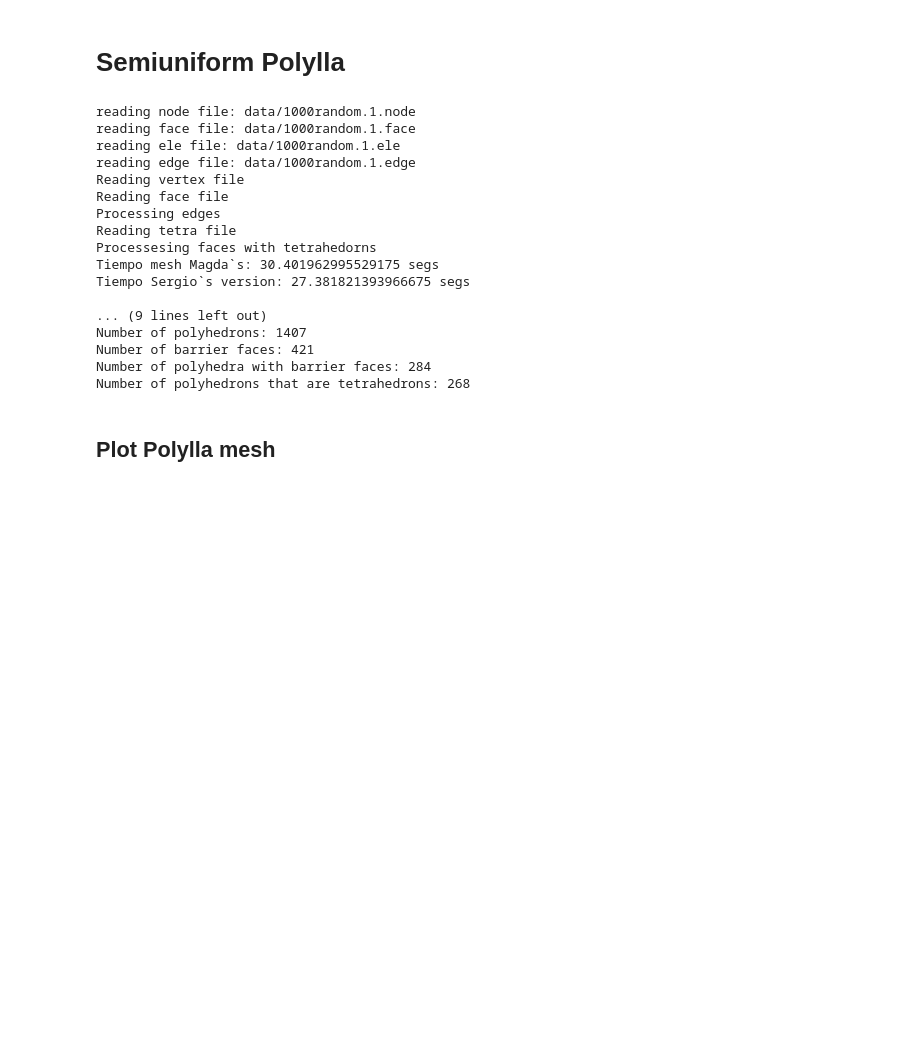
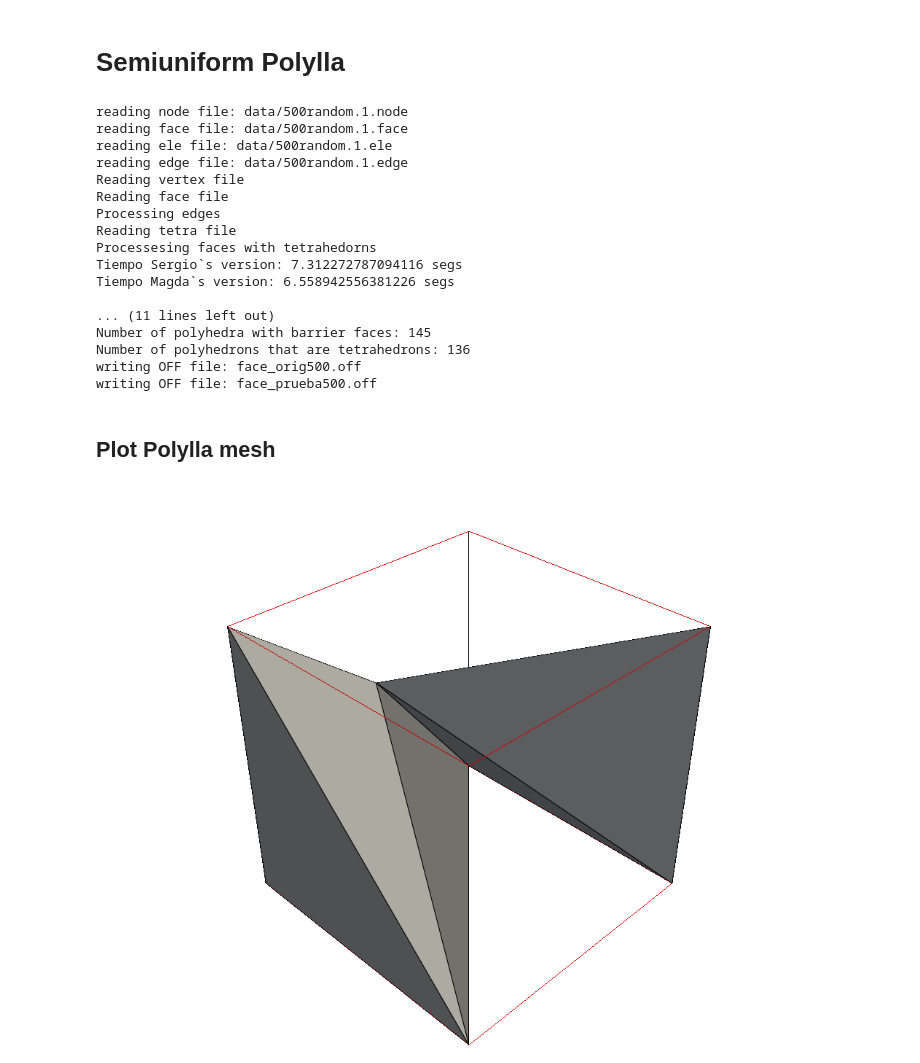
Before and after one commit to Magdalena-Alvarez/3D-Polylla, a Jupyter notebook: generatePolylla.ipynb, the cells around one changed output. Cells and saved outputs as stored; diff of their text form; code cells hidden in the pictures; blank space fills up the shorter version.

```diff
--- a/generatePolylla.ipynb
+++ b/generatePolylla.ipynb
@@ -3,16 +3,15 @@
 # %%
 from pruebaTetra import FaceTetrahedronMesh, saveLog
 from mesh import TetrahedronMesh
-from PolyllaEdge import PolyllaEdge
+# from PolyllaEdge import PolyllaEdge
 from PolyllaFace import PolyllaFace
 import time
-numVertices = 1000
+numVertices = 500
 # %% [markdown]
 # Semiuniform Polylla
 # %%
-filename = "data/"+ str(numVertices) + "semiuniform.1"
-outputname = "data/"+ str(numVertices) + "semiuniform"
-
+filename = "data/"+ str(numVertices) + "random.1"
+outputname = "data/"+ str(numVertices) + "random"
 node_file = filename + ".node"
 ele_file = filename + ".ele"
 face_file = filename + ".face"
@@ -46,36 +45,48 @@ print('\n Stats polylla original')
 polyllaFace_mesh_original.get_info()
 print('\n Stats polylla Prueba:')
 polyllaFace_mesh_prueba.get_info()
+
+filename_face = "face_orig"+str(numVertices)+".off"
+polyllaFace_mesh_original.printOFF_faces(filename_face, polyllaFace_mesh_original.mesh.face_list)
+filename_prueba = "face_prueba"+str(numVertices)+".off"
+polyllaFace_mesh_prueba.printOFF_faces(filename_prueba, polyllaFace_mesh_prueba.mesh.face_list)
+
+saveLog('logFaceOrg',mesh.face_list)
+saveLog('logTetraOrg',mesh.tetra_list)
+saveLog('logFacePrueba',mesh_f.face_list)
+saveLog('logTetraPrueba',mesh_f.tetra_list)
+saveLog('logEdgeOrg',mesh.edge_list)
+saveLog('logEdgePrueba',mesh_f.edge_list)
 # %% [output]
-reading node file: data/1000random.1.node
-reading face file: data/1000random.1.face
-reading ele file: data/1000random.1.ele
-reading edge file: data/1000random.1.edge
+reading node file: data/500random.1.node
+reading face file: data/500random.1.face
+reading ele file: data/500random.1.ele
+reading edge file: data/500random.1.edge
 Reading vertex file
 Reading face file
 Processing edges
 Reading tetra file
 Processesing faces with tetrahedorns
-Tiempo mesh Magda`s: 30.401962995529175 segs
-Tiempo Sergio`s version: 27.381821393966675 segs
+Tiempo Sergio`s version: 7.312272787094116 segs
+Tiempo Magda`s version: 6.558942556381226 segs
 
-... (9 lines left out)
-Number of polyhedrons: 1407
-Number of barrier faces: 421
-Number of polyhedra with barrier faces: 284
-Number of polyhedrons that are tetrahedrons: 268
+... (11 lines left out)
+Number of polyhedra with barrier faces: 145
+Number of polyhedrons that are tetrahedrons: 136
+writing OFF file: face_orig500.off
+writing OFF file: face_prueba500.off
 # %% [markdown]
 ## Plot Polylla mesh
 # %%
 import numpy as np
 import pyvista as pv
 
-polyhedral_mesh = polyllaFace_mesh.polyhedral_mesh
+polyhedral_mesh = polyllaFace_mesh_prueba.polyhedral_mesh
 
 list_of_cells = []
 
-face_list = polyllaFace_mesh.mesh.face_list
-node_list = polyllaFace_mesh.mesh.node_list
+face_list = polyllaFace_mesh_prueba.mesh.face_list
+node_list = polyllaFace_mesh_prueba.mesh.node_list
 
 polyhedral_list = []
 for poly in polyhedral_mesh:
@@ -104,30 +115,32 @@ for poly in polyhedral_mesh:
     for face in poly.faces:
         v1 = face_list[face].v1
         v2 = face_list[face].v2
         v3 = face_list[face].v3
         unique_vertices.extend([v1, v2, v3])
     #remove duplicates
     unique_vertices = list(set(unique_vertices))
     centroid = [0.0, 0.0, 0.0]
     for vertex in unique_vertices:
         centroid[0] += node_list[vertex].x
         centroid[1] += node_list[vertex].y
         centroid[2] += node_list[vertex].z
     centroid[0] /= len(unique_vertices)
     centroid[1] /= len(unique_vertices)
     centroid[2] /= len(unique_vertices)
     cell_center.append(centroid.copy())
 
 cell_center = np.vstack(cell_center)
 
 # extract cells below the 0 xy plane
 mask = cell_center[:, 2] < 0.5
 cell_ind = mask.nonzero()[0]
 subgrid = grid.extract_cells(cell_ind)
 # advanced plotting
 plotter = pv.Plotter(notebook=True)
 plotter.background_color = 'white'
 plotter.add_mesh(subgrid, 'lightgrey', lighting=True, show_edges=True)
 plotter.add_mesh(pv.Cube(center=(0.5, 0.5, 0.5)), 'r', 'wireframe')
 #plotter.add_legend([[' Input Mesh ', 'r'], [' Tessellated Mesh ', 'black']])
 plotter.show(jupyter_backend='static')
+# %% [output]
+[figure, added]
```
Also changed, not shown: parts of 2 cells of this notebook, 16 other files.
